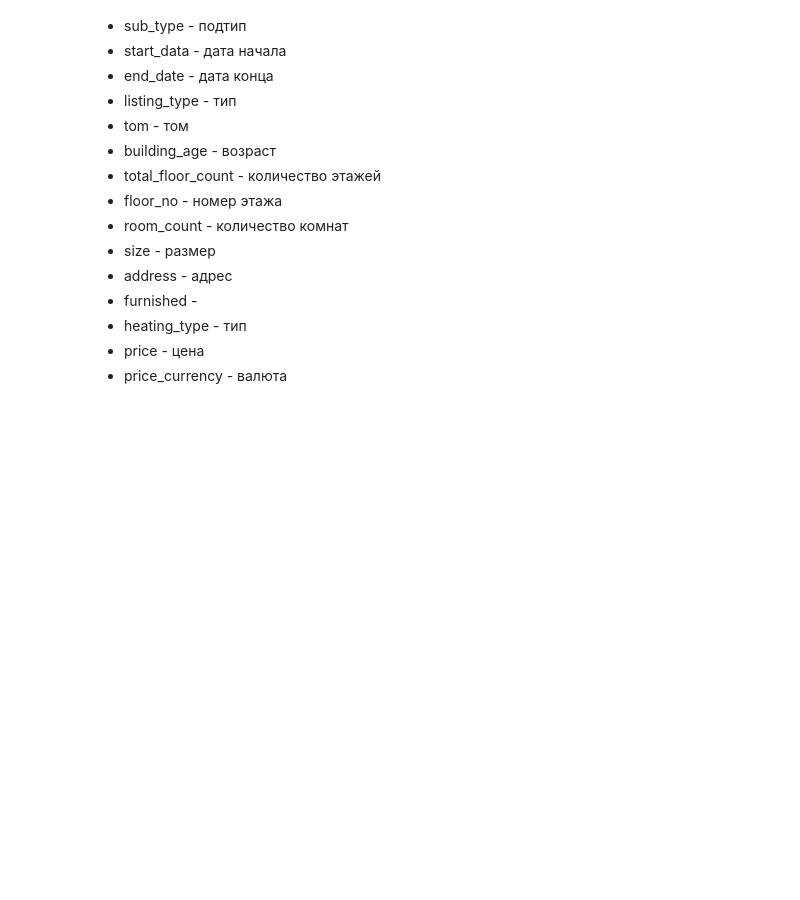
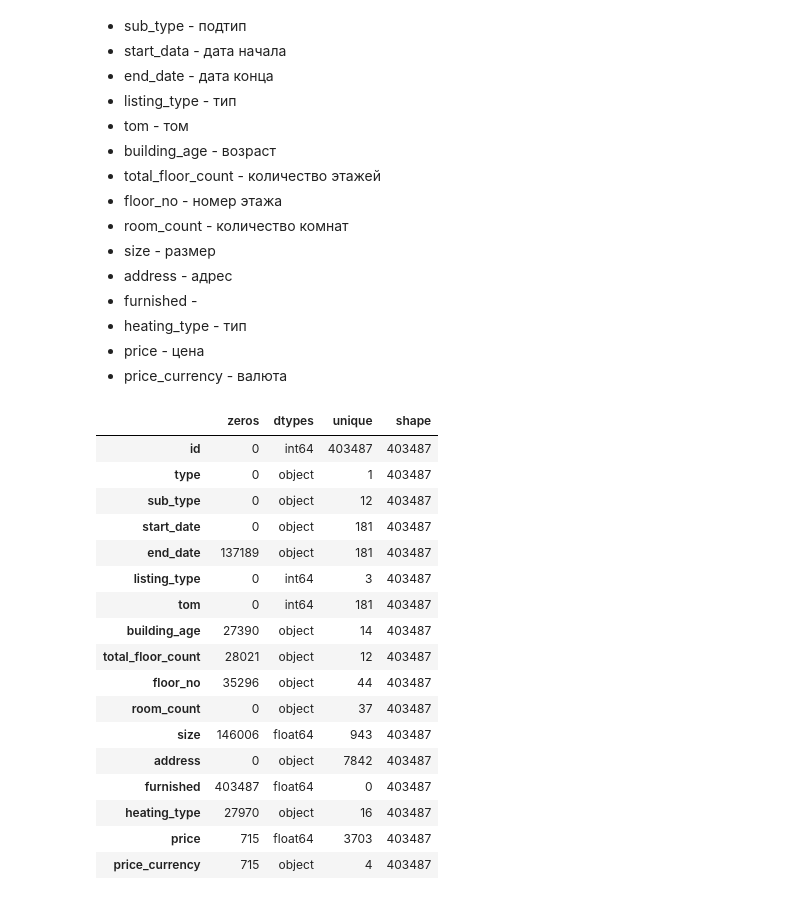
Before and after one commit to ProbablyNotBestUsername/mlabg, a Jupyter notebook: course4/zingat/zingat.ipynb, the cells around one changed output. Drawn from its saved outputs; the diff is of its cells as text; code cells hidden in the pictures; blank space fills up the shorter version.

```diff
--- a/course4/zingat/zingat.ipynb
+++ b/course4/zingat/zingat.ipynb
@@ -47,15 +48,31 @@ df.head(10).to_clipboard()
 * heating_type - тип
 * price - цена
 * price_currency - валюта
-# %%
-df = df.drop('start_date', axis=1)
-df = df.drop('end_date', axis=1)
-df = df.drop('total_floor_count', axis=1)
-df = df.drop('floor_no', axis=1)
-df = df.drop('address', axis=1)
-df = df.drop('furnished', axis=1)
-df = df.drop('building_age', axis=1)
-# %%
-df['type'] = df['type'].map({'Konut': 0})
-# %%
-df['sub_type'] = df['sub_type'].map({'Daire': 0, 'Villa': 1, 'Müstakil Ev': 2, 'Rezidans': 3, 'Kooperatif': 4})
+# %%
+data = pd.DataFrame()
+
+data.index =  df.columns
+data['zeros'] = df.isna().sum()
+data['dtypes'] = df.dtypes
+data['unique'] = df.nunique()
+data['shape'] = df.shape[0]
+data
+# %% [output]
+|  | zeros | dtypes | unique | shape |
+| id | 0 | int64 | 403487 | 403487 |
+| type | 0 | object | 1 | 403487 |
+| sub_type | 0 | object | 12 | 403487 |
+| start_date | 0 | object | 181 | 403487 |
+| end_date | 137189 | object | 181 | 403487 |
+| listing_type | 0 | int64 | 3 | 403487 |
+| tom | 0 | int64 | 181 | 403487 |
+| building_age | 27390 | object | 14 | 403487 |
+| total_floor_count | 28021 | object | 12 | 403487 |
+| floor_no | 35296 | object | 44 | 403487 |
+| room_count | 0 | object | 37 | 403487 |
+| size | 146006 | float64 | 943 | 403487 |
+| address | 0 | object | 7842 | 403487 |
+| furnished | 403487 | float64 | 0 | 403487 |
+| heating_type | 27970 | object | 16 | 403487 |
+| price | 715 | float64 | 3703 | 403487 |
+| price_currency | 715 | object | 4 | 403487 |
```
Also changed, not shown: parts of 18 cells of this notebook, 3 other files.
